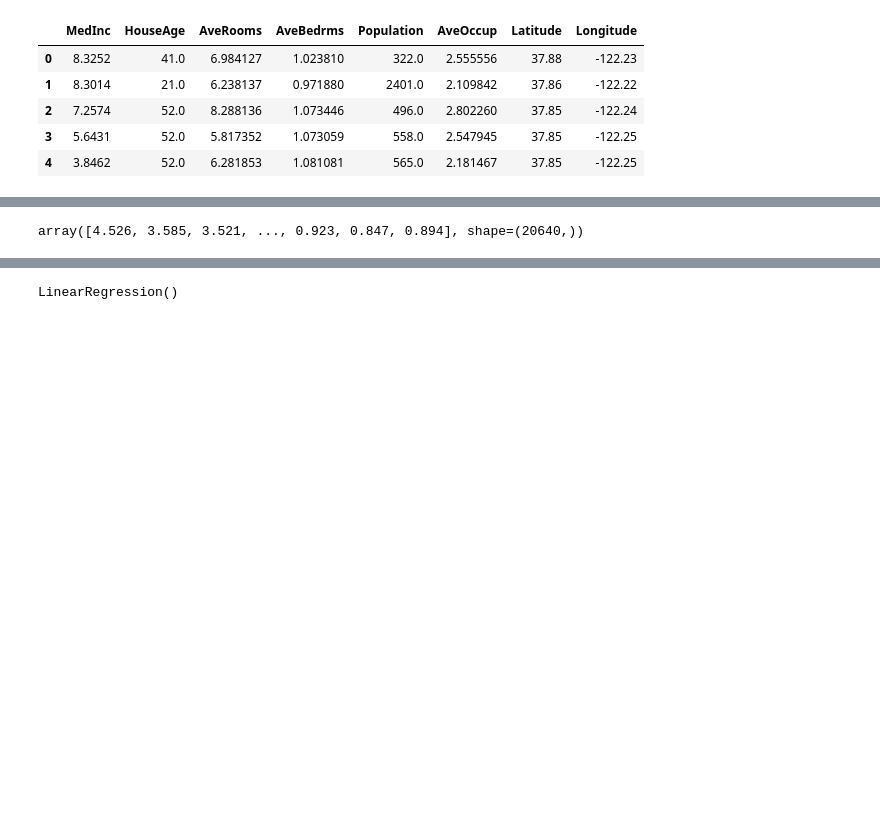
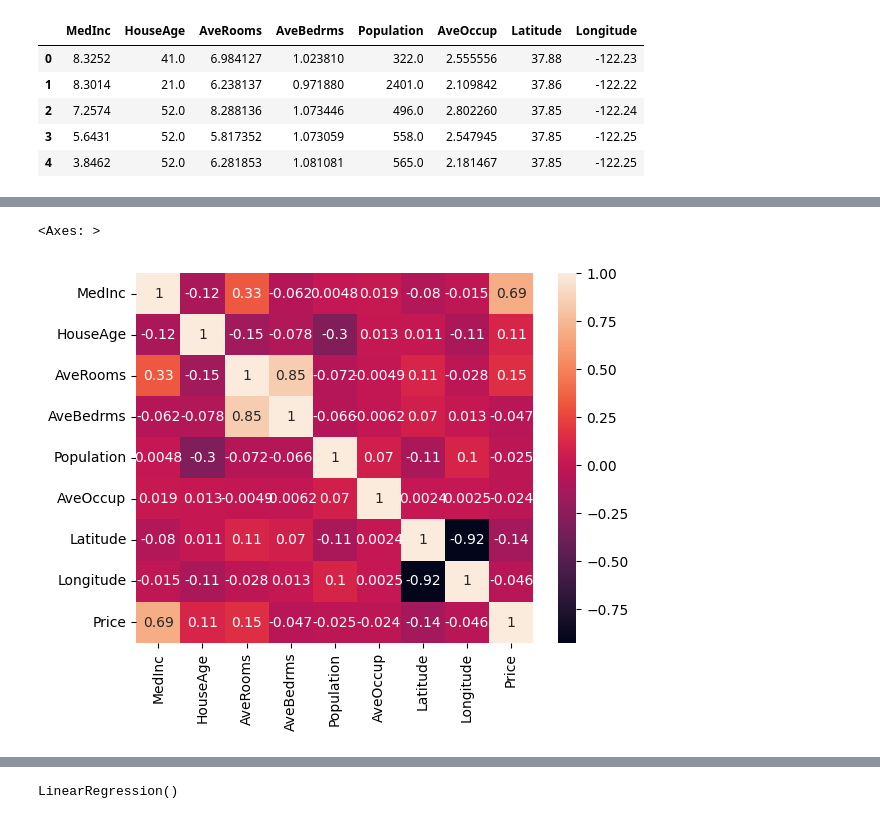
Before and after one commit to Rajamikrani/Road-to-Machine-Learning, a Jupyter notebook: ML_Algo/Linear Regression/mlr_califonia_housing.ipynb, the cells around one changed output, grey strips where cells are left out. Drawn from its saved outputs; the diff is of its cells as text; code cells hidden in the pictures; blank space fills up the shorter version.

```diff
--- a/ML_Algo/Linear Regression/mlr_califonia_housing.ipynb
+++ b/ML_Algo/Linear Regression/mlr_califonia_housing.ipynb
@@ -30,3 +74,3 @@ df
 # %%
-dataset = pd.DataFrame(df.data)
+dataset = pd.DataFrame(df.data , columns=df.feature_names)
 # %%
@@ -48,6 +82,4 @@ dataset
 # %%
-
-dataset.columns= df.feature_names
 dataset.head()
 # %% [output]
 |  | MedInc | HouseAge | AveRooms | AveBedrms | Population | AveOccup | Latitude | Longitude |
@@ -56,3 +88,6 @@ dataset.head()
 | 2 | 7.2574 | 52.0 | 8.288136 | 1.073446 | 496.0 | 2.802260 | 37.85 | -122.24 |
 | 3 | 5.6431 | 52.0 | 5.817352 | 1.073059 | 558.0 | 2.547945 | 37.85 | -122.25 |
 | 4 | 3.8462 | 52.0 | 6.281853 | 1.081081 | 565.0 | 2.181467 | 37.85 | -122.25 |
+# %%
+dataset['Price'] = df.target
+dataset.head()
@@ -59,2 +116,7 @@ dataset.head()
+# %%
+sns.heatmap(dataset.corr() , annot=True)
+# %% [output]
+<Axes: >
+[figure, added]
 # %%
 # Independent feature and dependent Features
@@ -63,4 +126,0 @@ y=df.target
-# %%
-y
-# %% [output]
-array([4.526, 3.585, 3.521, ..., 0.923, 0.847, 0.894], shape=(20640,))
```
Also changed, not shown: parts of 37 cells of this notebook, 38 other files.
